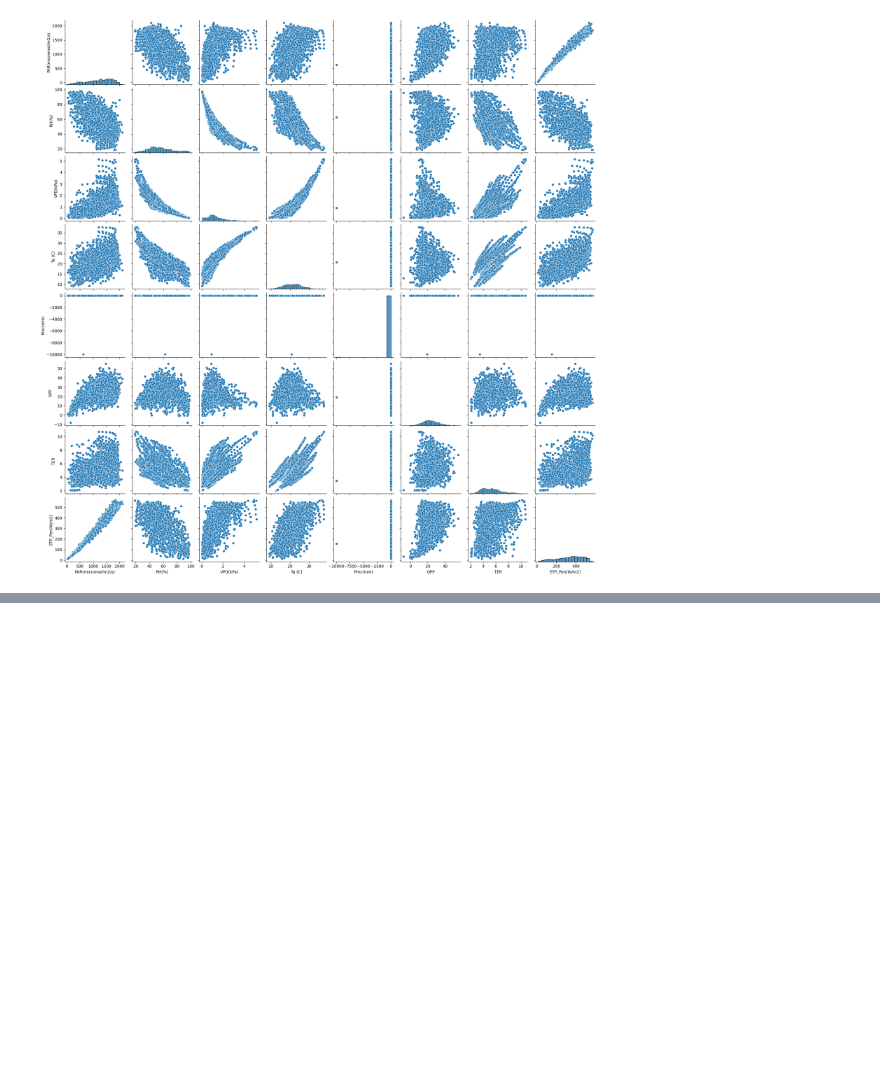
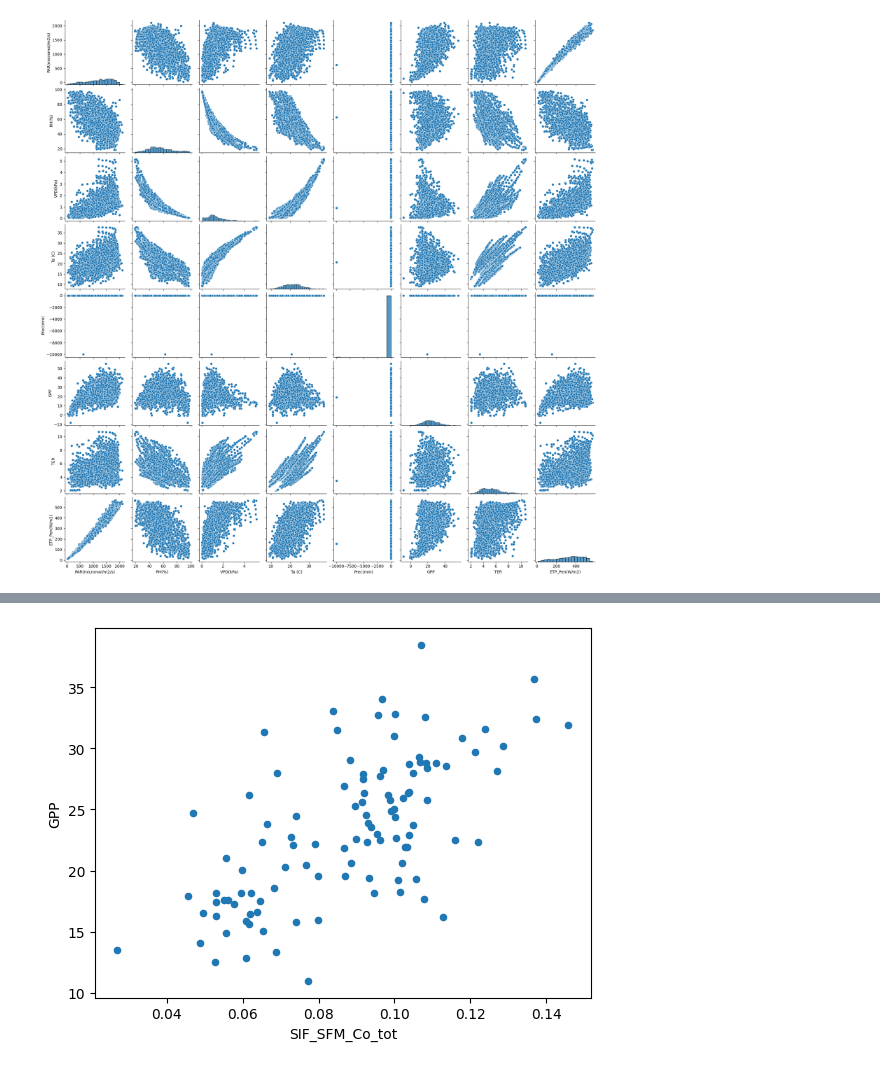
Before and after one commit to KamelSOUDANI/ICOS_FrFonSunInducedFluorescence, a Jupyter notebook: Codes/Syn_SIF_FS_PRI_GPP.ipynb, the cells around one changed output, grey strips where cells are left out. Saved outputs shown, nothing was run; the diff lists cells and outputs as text; code cells hidden in the pictures; blank space fills up the shorter version.

```diff
--- a/Codes/Syn_SIF_FS_PRI_GPP.ipynb
+++ b/Codes/Syn_SIF_FS_PRI_GPP.ipynb
@@ -273,0 +428,10 @@ root
+# %%
+# Assuming 'df' is your DataFrame, 'timestamp' is your timestamp column,
+# 'GPP' is the column you want on the x-axis, and 'SIF' is the column you want on the y-axis
+
+df_daily = SpecData_Flux_Merged_filtered.resample('D').mean()
+
+df_daily.plot.scatter(x='SIF_SFM_Co_tot', y='GPP')
+plt.show()
+# %% [output]
+[figure, added]
```
Also changed, not shown: parts of 29 cells of this notebook.
